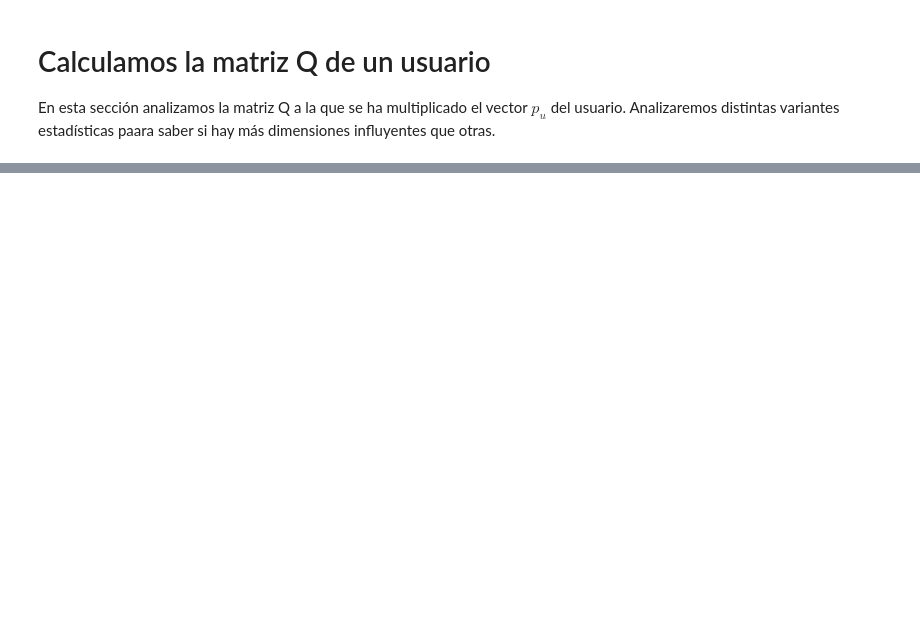
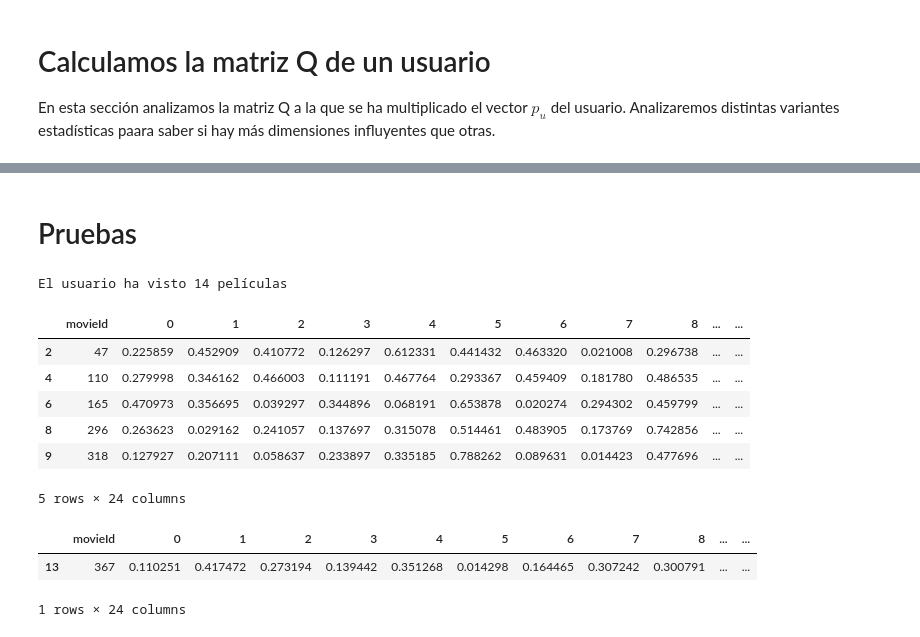
Before and after one commit to jljorro/Matrix_Factorization_Explanations, a Jupyter notebook: Best Movies NMF.ipynb, the cells around one changed output, grey strips where cells are left out. Saved outputs shown, nothing was run; the diff lists cells and outputs as text; code cells hidden in the pictures; blank space fills up the shorter version.

Commit message:
Ejemplo de consulta de una película

```diff
--- a/Best Movies NMF.ipynb
+++ b/Best Movies NMF.ipynb
@@ -146,3 +151,6 @@ itemsDF.head()
 # Calculamos la matriz Q de un usuario
 
 En esta sección analizamos la matriz Q a la que se ha multiplicado el vector $p_u$ del usuario. Analizaremos distintas variantes estadísticas paara saber si hay más dimensiones influyentes que otras.
+# %%
+movies_df = pd.read_csv('data/movies_data_format.csv')
+movies_df.head()
@@ -199,3 +214,31 @@ for i in range(len(qui_t)):
 iplot(data)
 # %% [output]
 [interactive output not drawn]
+# %% [markdown]
+# Pruebas
+# %%
+movies_watched = trainset.loc[trainset['userId'] == user]['movieId'].values
+print("El usuario ha visto", len(movies_watched), 'películas')
+# %% [output]
+El usuario ha visto 14 películas
+# %%
+qui_df = pd.merge(left=qui_df, right=movies_df, on='movieId')
+watched_qui_df = qui_df.loc[qui_df['movieId'].isin(movies_watched)]
+watched_qui_df.head()
+# %% [output]
+|  | movieId | 0 | 1 | 2 | 3 | 4 | 5 | 6 | 7 | 8 | ... | ... |
+| 2 | 47 | 0.225859 | 0.452909 | 0.410772 | 0.126297 | 0.612331 | 0.441432 | 0.463320 | 0.021008 | 0.296738 | ... | ... |
+| 4 | 110 | 0.279998 | 0.346162 | 0.466003 | 0.111191 | 0.467764 | 0.293367 | 0.459409 | 0.181780 | 0.486535 | ... | ... |
+| 6 | 165 | 0.470973 | 0.356695 | 0.039297 | 0.344896 | 0.068191 | 0.653878 | 0.020274 | 0.294302 | 0.459799 | ... | ... |
+| 8 | 296 | 0.263623 | 0.029162 | 0.241057 | 0.137697 | 0.315078 | 0.514461 | 0.483905 | 0.173769 | 0.742856 | ... | ... |
+| 9 | 318 | 0.127927 | 0.207111 | 0.058637 | 0.233897 | 0.335185 | 0.788262 | 0.089631 | 0.014423 | 0.477696 | ... | ... |
+5 rows × 24 columns
+# %%
+# Mapa de calor de la película a buscar
+movie_query = testset.loc[testset['userId'] == user]['movieId'].values
+query_qui_df = qui_df.loc[qui_df['movieId'].isin(movie_query)]
+query_qui_df
+# %% [output]
+|  | movieId | 0 | 1 | 2 | 3 | 4 | 5 | 6 | 7 | 8 | ... | ... |
+| 13 | 367 | 0.110251 | 0.417472 | 0.273194 | 0.139442 | 0.351268 | 0.014298 | 0.164465 | 0.307242 | 0.300791 | ... | ... |
+1 rows × 24 columns
```
Also changed, not shown: parts of 19 cells of this notebook, 2 other files.
